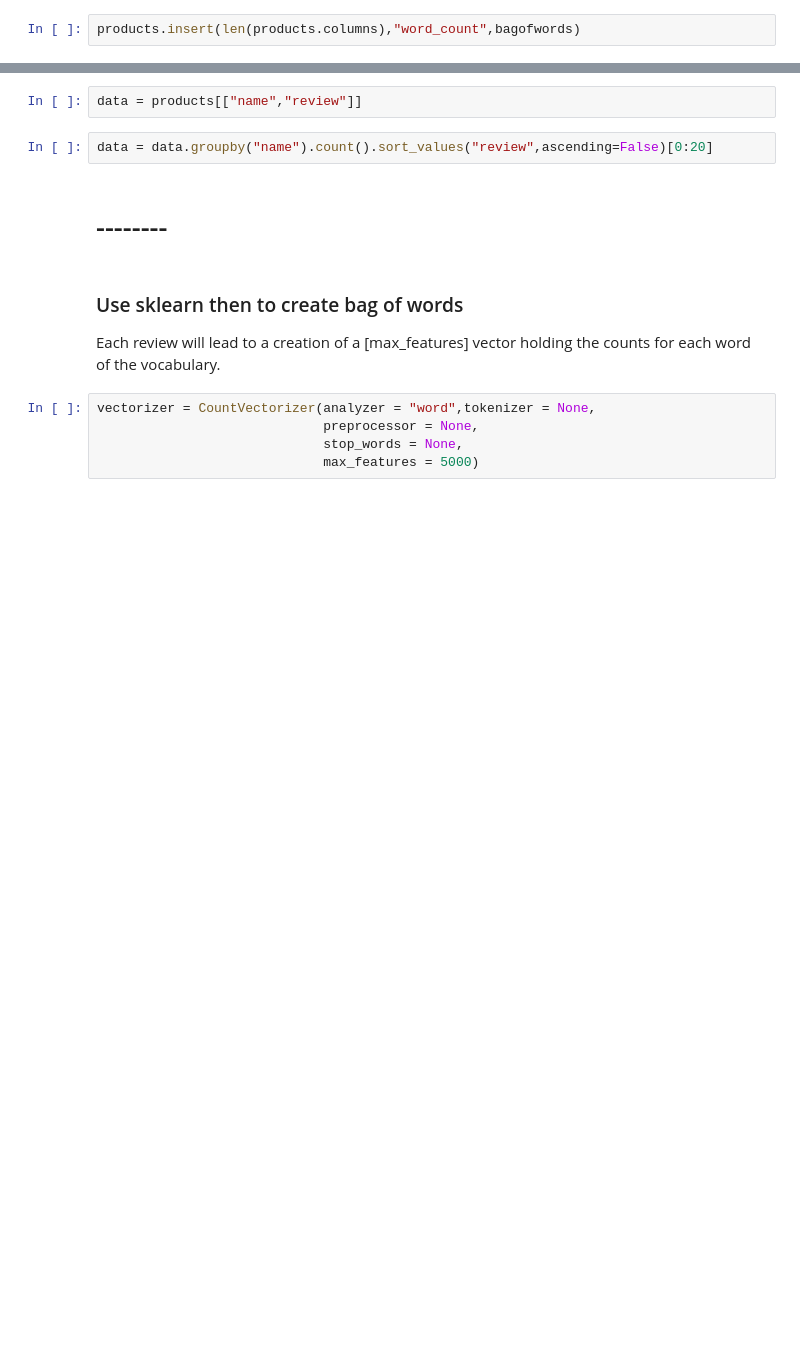
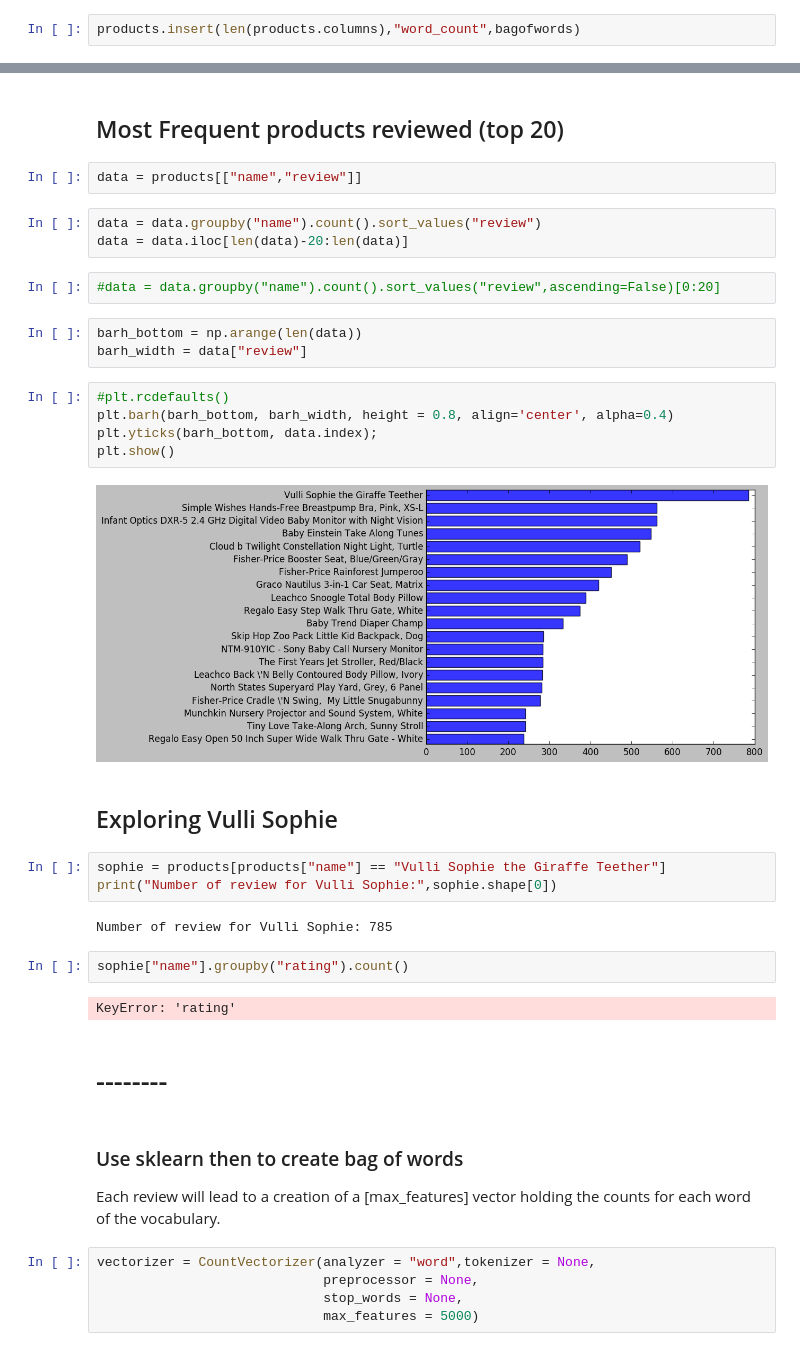
Before and after one commit to ddumet/coursera_machine_learning_foundations, a Jupyter notebook: analysing_sentiment.ipynb, the cells around one changed output, grey strips where cells are left out. Saved outputs shown, nothing was run; the diff lists cells and outputs as text; blank space fills up the shorter version.

Commit message:
Exploring Sophie!

```diff
--- a/analysing_sentiment.ipynb
+++ b/analysing_sentiment.ipynb
@@ -84,7 +87,33 @@ products.head(5)
+# %% [markdown]
+## Most Frequent products reviewed (top 20)
 # %%
 data = products[["name","review"]]
+# %%
+data = data.groupby("name").count().sort_values("review")
+data = data.iloc[len(data)-20:len(data)]
 # %%
-data = data.groupby("name").count().sort_values("review",ascending=False)[0:20]
+#data = data.groupby("name").count().sort_values("review",ascending=False)[0:20]
+# %%
+barh_bottom = np.arange(len(data))
+barh_width = data["review"]
+# %%
+#plt.rcdefaults()
+plt.barh(barh_bottom, barh_width, height = 0.8, align='center', alpha=0.4)
+plt.yticks(barh_bottom, data.index);
+plt.show()
+# %% [output]
+[figure, added]
+# %% [markdown]
+## Exploring Vulli Sophie
+# %%
+sophie = products[products["name"] == "Vulli Sophie the Giraffe Teether"]
+print("Number of review for Vulli Sophie:",sophie.shape[0])
+# %% [output]
+Number of review for Vulli Sophie: 785
+# %%
+sophie["name"].groupby("rating").count()
+# %% [output]
+KeyError: 'rating'
 # %% [markdown]
 # --------
 # %% [markdown]
```
Also changed, not shown: parts of 4 cells of this notebook.
